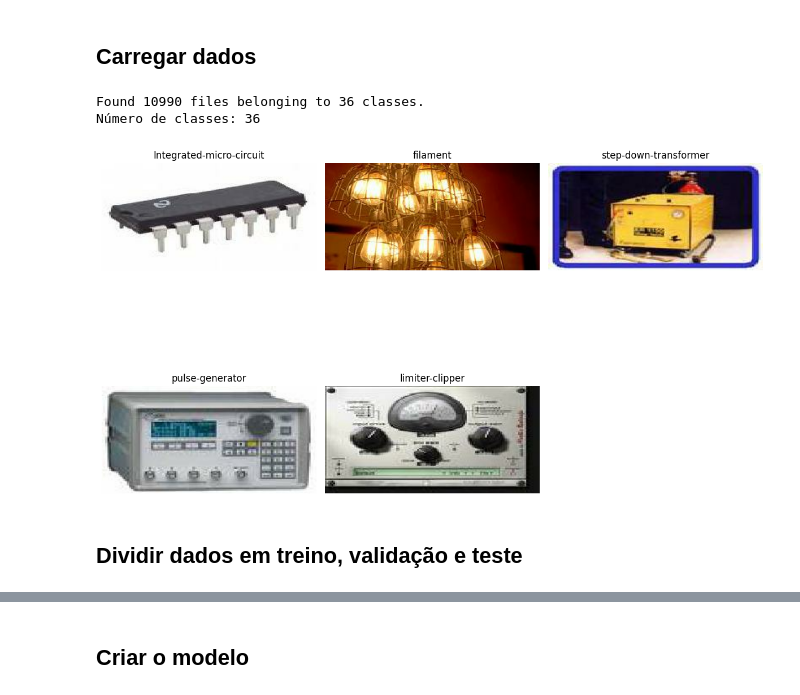
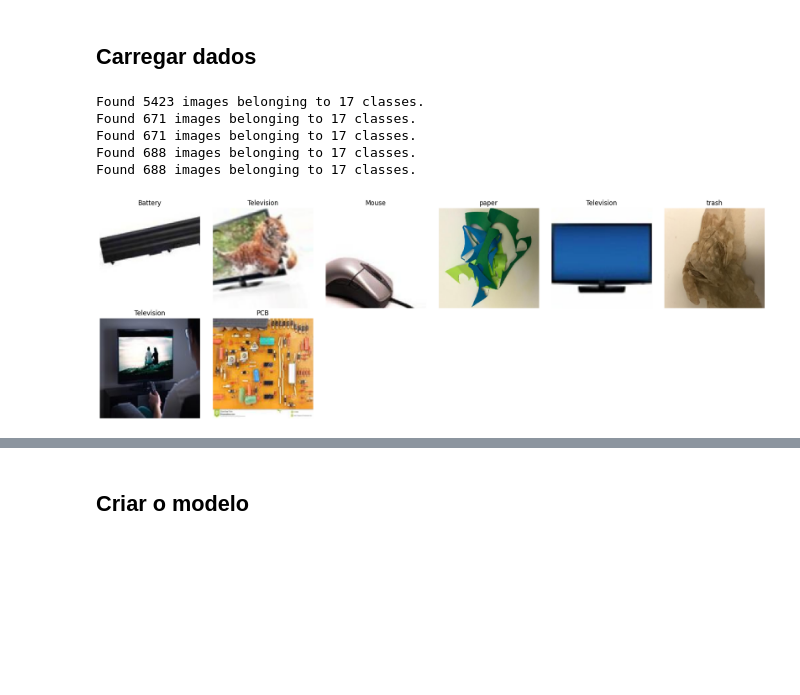
Before and after one commit to matheusssilva991/tarefa24_ia_embarcatech, a Jupyter notebook: src/main.ipynb, the cells around one changed output, grey strips where cells are left out. Saved outputs shown, nothing was run; the diff lists cells and outputs as text; code cells hidden in the pictures; blank space fills up the shorter version.

```diff
--- a/src/main.ipynb
+++ b/src/main.ipynb
@@ -69,35 +26,56 @@ Versão do Tensorflow:
 # %% [markdown]
 ## Carregar dados
 # %%
+"""
+# Dividir os dados em treino, validação e teste
+splitfolders.ratio(
+    input='../data/balanced_waste_images',
+    output='../data/split_data',
+    seed=42,
+    ratio=(.8, .1, .1),
+    group_prefix=None,
+    move=False
+)"""
+
 # Configurações
-IMG_SIZE = (128, 256)
+IMG_SHAPE = (224, 224, 3)
 BATCH_SIZE = 32
 SEED = 42
+EPOCHS = 20
+IMAGE_BASE_PATH = "../data/split_data"
 
-IMAGE_BASE_PATH = path
+# Data generators with preprocessing
+train_datagen = ImageDataGenerator(rescale=1./255)
+val_datagen = ImageDataGenerator(rescale=1./255)
+test_datagen = ImageDataGenerator(rescale=1./255)
 
-# Carregar TODOS os dados
-full_dataset = tf.keras.utils.image_dataset_from_directory(
-    IMAGE_BASE_PATH,
-    seed=SEED,
-    image_size=IMG_SIZE,
+train_generator = train_datagen.flow_from_directory(
+    '../data/split_data/train/',
+    target_size=IMG_SHAPE[:2],
     batch_size=BATCH_SIZE,
-    label_mode='categorical',
-    class_names=classes_corretas,
-    shuffle=True
+    class_mode='categorical'
+)
+val_generator = val_datagen.flow_from_directory(
+    '../data/split_data/val/',
+    target_size=IMG_SHAPE[:2],
+    batch_size=BATCH_SIZE,
+    class_mode='categorical'
+)
+test_generator = test_datagen.flow_from_directory(
+    '../data/split_data/test/',
+    target_size=IMG_SHAPE[:2],
+    batch_size=BATCH_SIZE,
+    class_mode='categorical',
+    shuffle=False
 )
 
-# Obter informações
-class_names = full_dataset.class_names
-num_classes = len(class_names)
+class_names = list(train_generator.class_indices.keys())
 
-print(f"Número de classes: {num_classes}")
-
-# Visualizar amostras do dataset
-plot_sample_images(full_dataset, class_names, num_images=5)
+plot_sample_images(train_generator, class_names)
 # %% [output]
-Found 10990 files belonging to 36 classes.
-Número de classes: 36
+Found 5423 images belonging to 17 classes.
+Found 671 images belonging to 17 classes.
+Found 671 images belonging to 17 classes.
+Found 688 images belonging to 17 classes.
+Found 688 images belonging to 17 classes.
-[figure, old version]
+[figure, new version]
-# %% [markdown]
-## Dividir dados em treino, validação e teste
```
Also changed, not shown: parts of 19 cells of this notebook, 9 other files.
